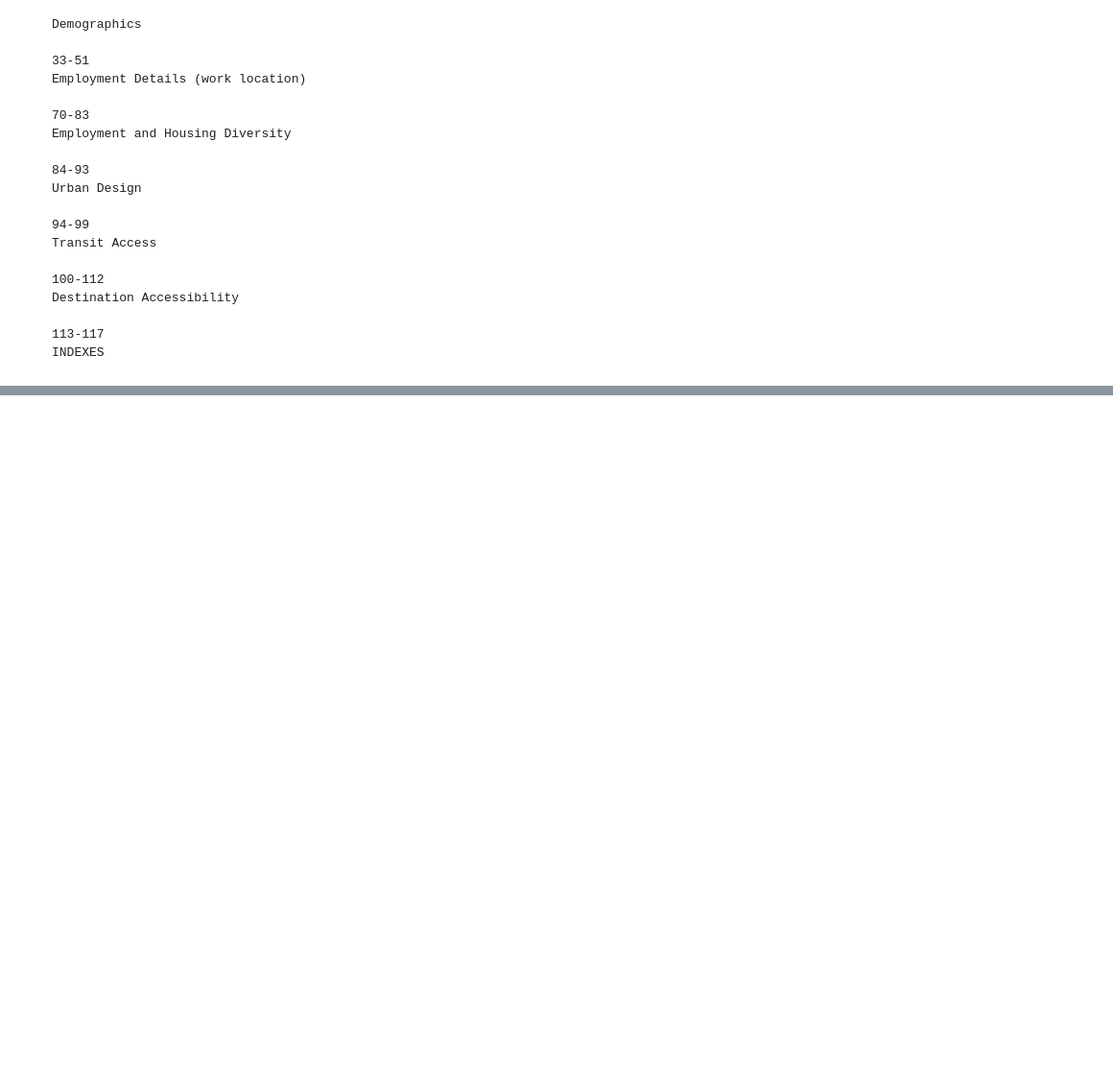
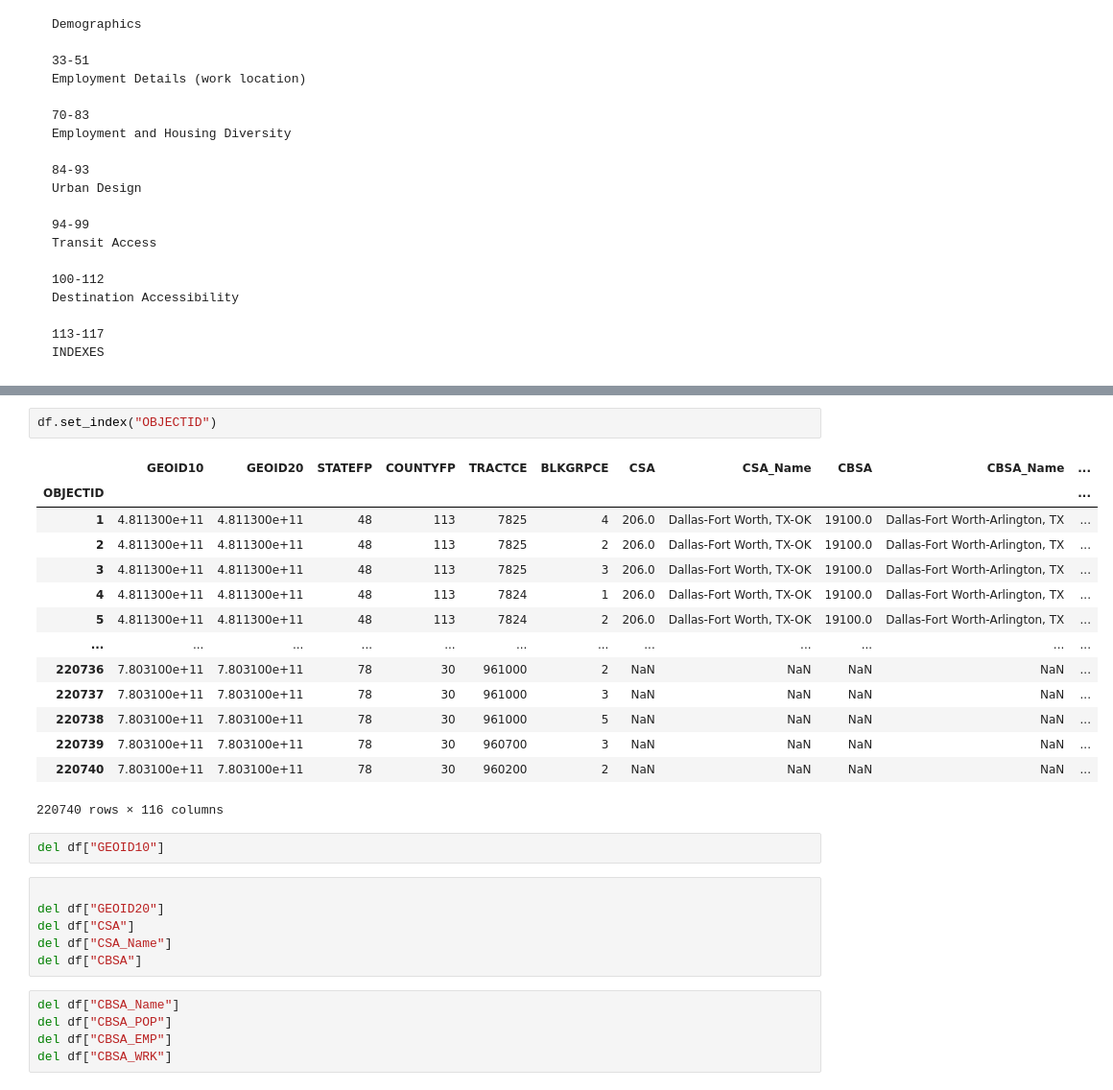
Before and after one commit to Quinnj06/APDataFinal, a Jupyter notebook: EPA_DataCleaning.ipynb, the cells around one changed output, grey strips where cells are left out. Shown at 96% size. Cells and saved outputs as stored; diff of their text form; blank space fills up the shorter version.

```diff
--- a/EPA_DataCleaning.ipynb
+++ b/EPA_DataCleaning.ipynb
@@ -259,0 +276,30 @@ Renamed:
+# %%
+df.set_index("OBJECTID")
+# %% [output]
+|  | GEOID10 | GEOID20 | STATEFP | COUNTYFP | TRACTCE | BLKGRPCE | CSA | CSA_Name | CBSA | CBSA_Name | ... |
+| OBJECTID |  |  |  |  |  |  |  |  |  |  | ... |
+| 1 | 4.811300e+11 | 4.811300e+11 | 48 | 113 | 7825 | 4 | 206.0 | Dallas-Fort Worth, TX-OK | 19100.0 | Dallas-Fort Worth-Arlington, TX | ... |
+| 2 | 4.811300e+11 | 4.811300e+11 | 48 | 113 | 7825 | 2 | 206.0 | Dallas-Fort Worth, TX-OK | 19100.0 | Dallas-Fort Worth-Arlington, TX | ... |
+| 3 | 4.811300e+11 | 4.811300e+11 | 48 | 113 | 7825 | 3 | 206.0 | Dallas-Fort Worth, TX-OK | 19100.0 | Dallas-Fort Worth-Arlington, TX | ... |
+| 4 | 4.811300e+11 | 4.811300e+11 | 48 | 113 | 7824 | 1 | 206.0 | Dallas-Fort Worth, TX-OK | 19100.0 | Dallas-Fort Worth-Arlington, TX | ... |
+| 5 | 4.811300e+11 | 4.811300e+11 | 48 | 113 | 7824 | 2 | 206.0 | Dallas-Fort Worth, TX-OK | 19100.0 | Dallas-Fort Worth-Arlington, TX | ... |
+| ... | ... | ... | ... | ... | ... | ... | ... | ... | ... | ... | ... |
+| 220736 | 7.803100e+11 | 7.803100e+11 | 78 | 30 | 961000 | 2 | NaN | NaN | NaN | NaN | ... |
+| 220737 | 7.803100e+11 | 7.803100e+11 | 78 | 30 | 961000 | 3 | NaN | NaN | NaN | NaN | ... |
+| 220738 | 7.803100e+11 | 7.803100e+11 | 78 | 30 | 961000 | 5 | NaN | NaN | NaN | NaN | ... |
+| 220739 | 7.803100e+11 | 7.803100e+11 | 78 | 30 | 960700 | 3 | NaN | NaN | NaN | NaN | ... |
+| 220740 | 7.803100e+11 | 7.803100e+11 | 78 | 30 | 960200 | 2 | NaN | NaN | NaN | NaN | ... |
+220740 rows × 116 columns
+# %%
+del df["GEOID10"]
+# %%
+
+del df["GEOID20"]
+del df["CSA"]
+del df["CSA_Name"]
+del df["CBSA"]
+# %%
+del df["CBSA_Name"]
+del df["CBSA_POP"]
+del df["CBSA_EMP"]
+del df["CBSA_WRK"]
```
Also changed, not shown: parts of 8 cells of this notebook.
